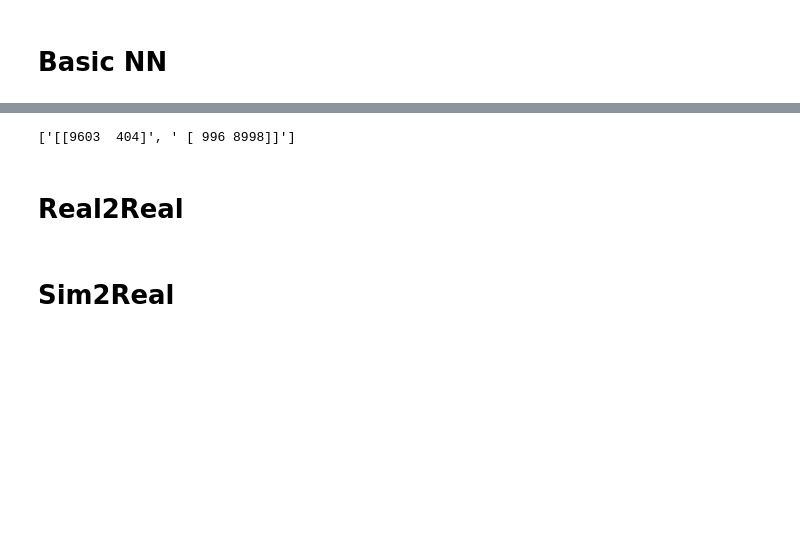
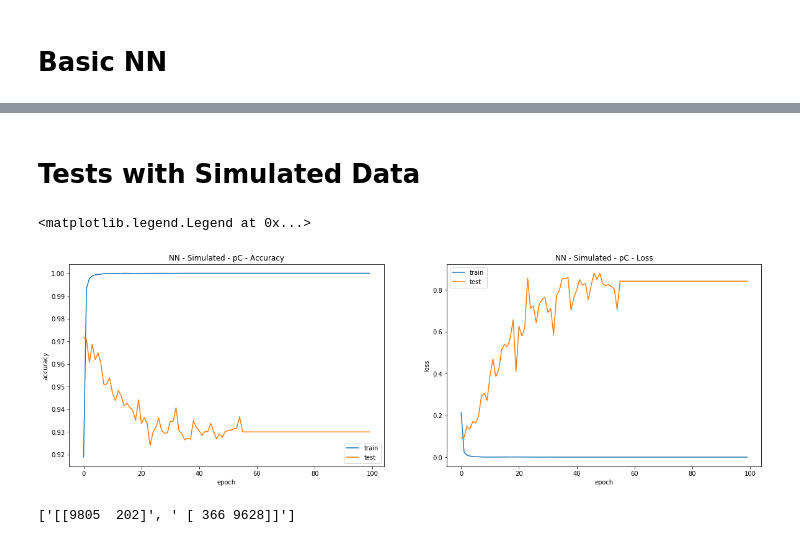
Before and after one commit to jtaylorz/attpc-event-classification, a Jupyter notebook: jupyter-notebooks/KerasModelPerformanceAnalysis_Thesis.ipynb, the cells around one changed output, grey strips where cells are left out. Drawn from its saved outputs; the diff is of its cells as text; code cells hidden in the pictures; blank space fills up the shorter version.

```diff
--- a/jupyter-notebooks/KerasModelPerformanceAnalysis_Thesis.ipynb
+++ b/jupyter-notebooks/KerasModelPerformanceAnalysis_Thesis.ipynb
@@ -47,12 +22,2 @@ plt.legend(['train', 'test'], loc='upper left')
-# %%
-best_epoch = 1
-start_i = 12 + 2*best_epoch - 1
-
-basicNN_sim2sim_pC_cm = basicNN_sim2sim_pC_contents[start_i:start_i + 2]
-print(basicNN_sim2sim_pC_cm)
-# %% [output]
-['[[9603  404]', ' [ 996 8998]]']
-# %% [markdown]
-# Real2Real
-# %% [markdown]
-# Sim2Real
+# %% [markdown]
+# Tests with Simulated Data
@@ -58,0 +32,24 @@ print(basicNN_sim2sim_pC_cm)
+# %%
+fig, ax = plt.subplots(1, 2, squeeze=True, figsize=(20, 6))
+ax[0].plot(basicNN_sim2sim_pC_acc)
+ax[0].plot(basicNN_sim2sim_pC_val_acc)
+ax[0].set_title('NN - Simulated - pC - Accuracy')
+ax[0].set_ylabel('accuracy')
+ax[0].set_xlabel('epoch')
+ax[0].legend(['train', 'test'], loc='lower right')
+
+ax[1].plot(basicNN_sim2sim_pC_loss)
+ax[1].plot(basicNN_sim2sim_pC_val_loss)
+ax[1].set_title('NN - Simulated - pC - Loss')
+ax[1].set_ylabel('loss')
+ax[1].set_xlabel('epoch')
+ax[1].legend(['train', 'test'], loc='upper left')
+# %% [output]
+<matplotlib.legend.Legend at 0x...>
+[figure, added]
+# %%
+best_epoch = 1
+basicNN_sim2sim_pC_cm = getBestCM(best_epoch, basicNN_sim2sim_pC_contents)
+print(basicNN_sim2sim_pC_cm)
+# %% [output]
+['[[9805  202]', ' [ 366 9628]]']
```
Also changed, not shown: parts of 75 cells of this notebook.
